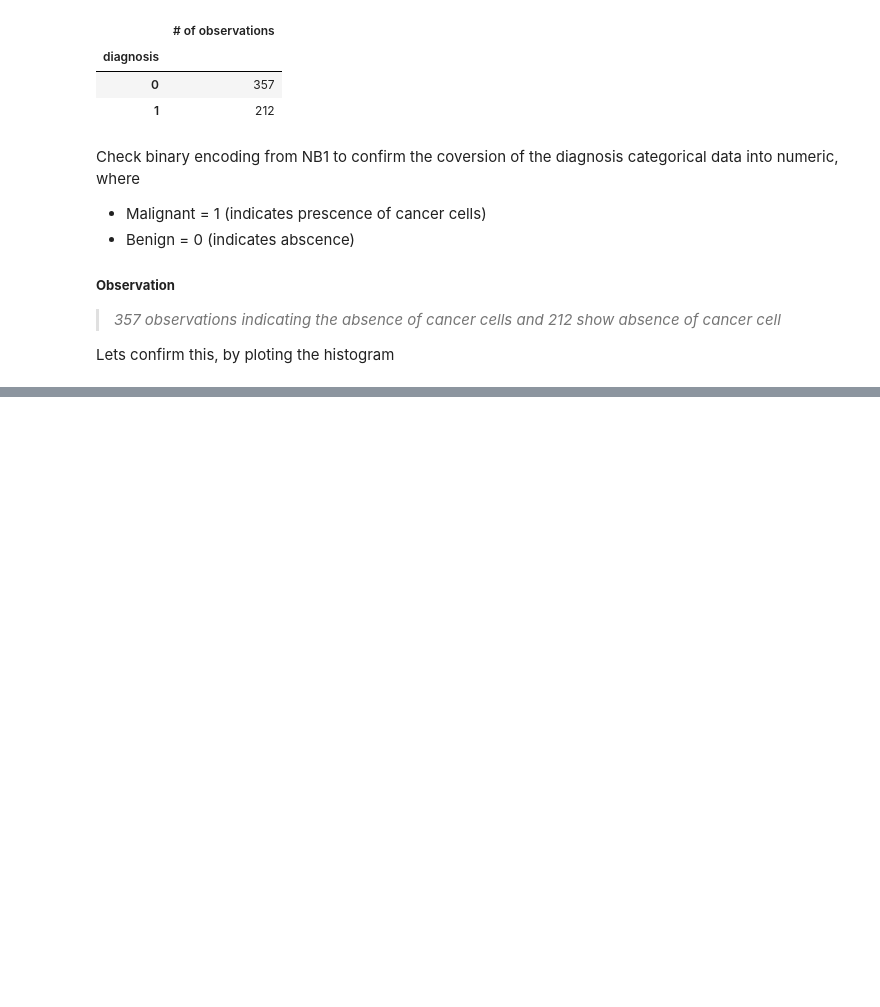
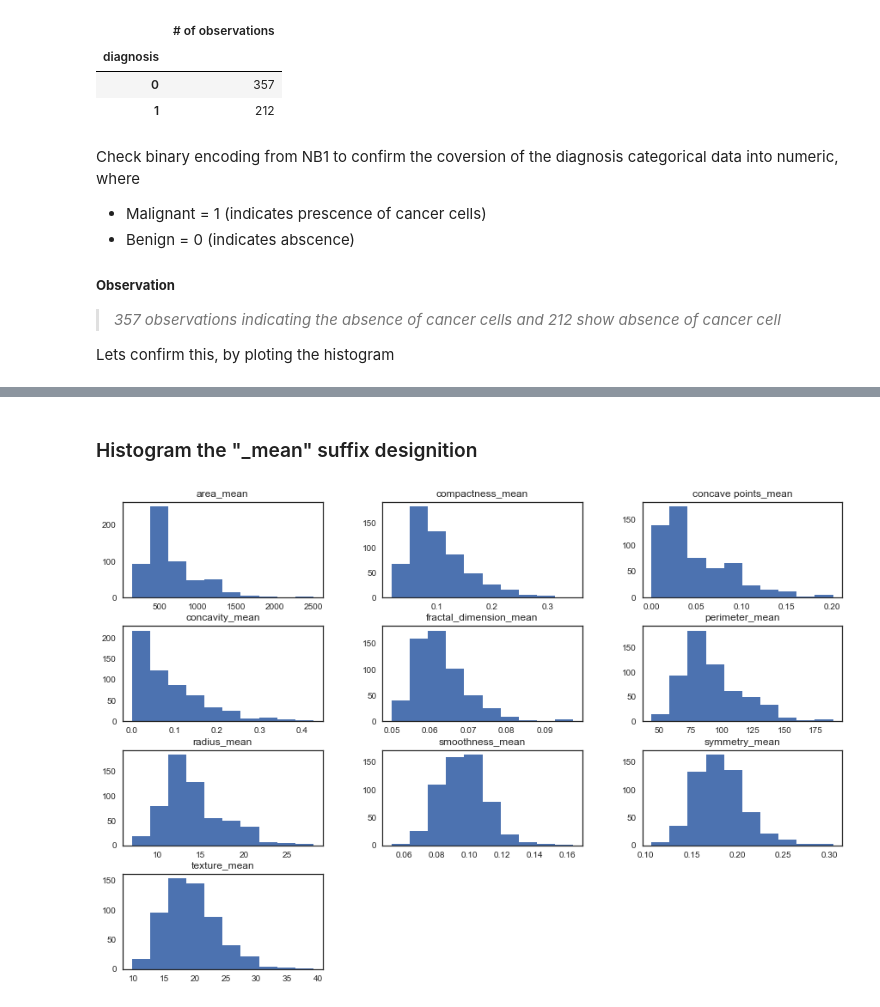
Before and after one commit to Jean-njoroge/Breast-cancer-risk-prediction, a Jupyter notebook: NB2_ExploratoryDataAnalysis.ipynb, the cells around one changed output, grey strips where cells are left out. Drawn from its saved outputs; the diff is of its cells as text; code cells hidden in the pictures; blank space fills up the shorter version.

```diff
--- a/NB2_ExploratoryDataAnalysis.ipynb
+++ b/NB2_ExploratoryDataAnalysis.ipynb
@@ -127,6 +101,0 @@ plt.show()
-# %%
-#Load dataset
-data = pd.read_csv('../data/cleaneddata.csv', header=0)
-data=data.rename(columns = {'Unnamed: 0': 'Unnamed'})
-data=data.drop('Unnamed', axis=1)
-data.to_csv('../data/cleandata.csv')
@@ -177,0 +123,15 @@ for column in data:
+# %%
+#Break up columns into groups, according to their suffix designation (_mean, _se,
+# and __worst) to perform visualisation plots off. Join the 'ID' and 'Diagnosis' back on
+data_id_diag=data.loc[:,["id","diagnosis"]]
+data_diag=data.loc[:,["diagnosis"]]
+
+#For a merge + slice:
+data_mean=data.ix[:,1:11]
+data_se=data.ix[:,11:22]
+data_worst=data.ix[:,23:]
+
+#print(df_id_diag.columns)
+print(data_mean.columns)
+print(data_se.columns)
+print(data_worst.columns)
@@ -177,0 +152,10 @@ for column in data:
+# %% [markdown]
+### Histogram the "_mean" suffix designition
+# %%
+#Plot histograms of CUT1 variables
+hist_mean=data_mean.hist(bins=10, figsize=(15, 10),grid=False,)
+
+#Any individual histograms, use this:
+#df_cut['radius_worst'].hist(bins=100)
+# %% [output]
+[figure, added]
```
Also changed, not shown: parts of 49 cells of this notebook.
